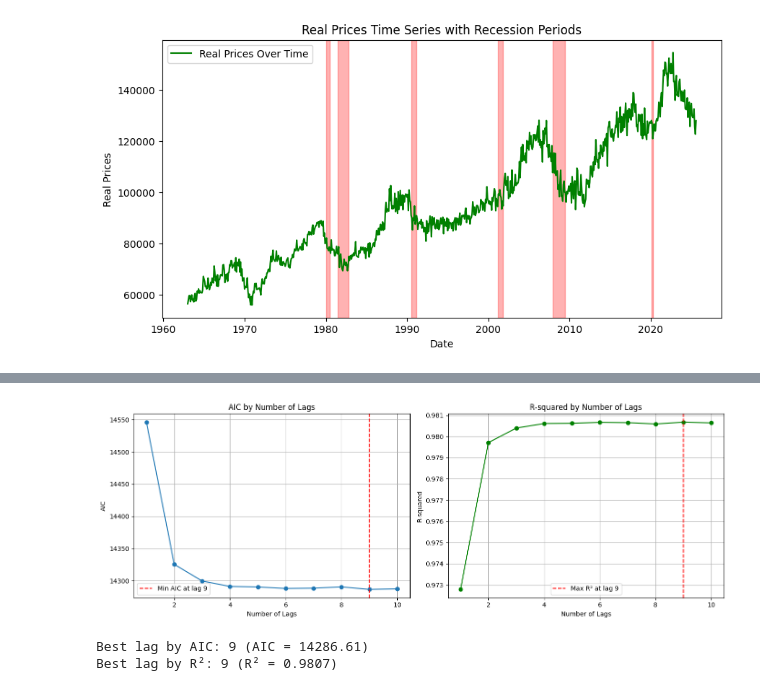
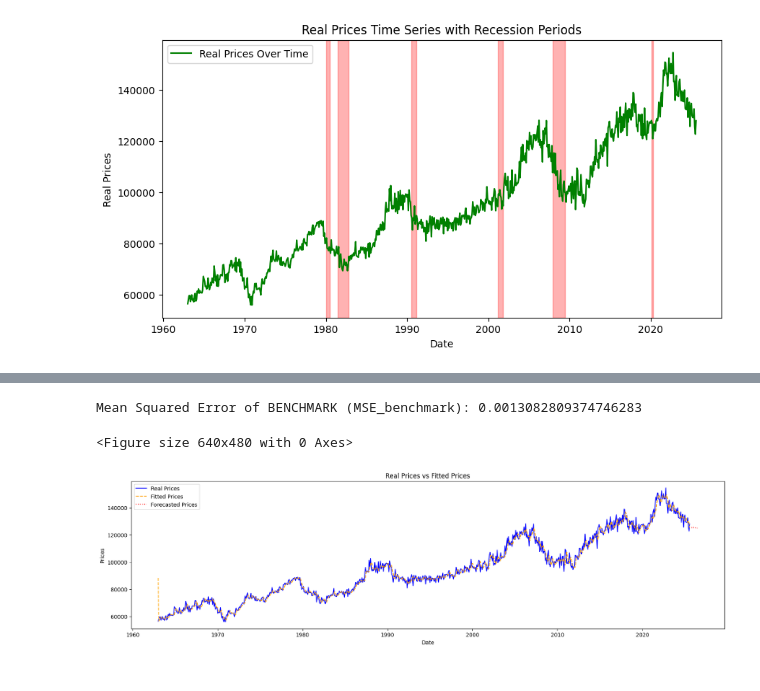
Before and after one commit to Zografska/housing-market-analysis, a Jupyter notebook: project.ipynb, the cells around one changed output, grey strips where cells are left out. Drawn from its saved outputs; the diff is of its cells as text; code cells hidden in the pictures.

```diff
--- a/project.ipynb
+++ b/project.ipynb
@@ -199,53 +241,25 @@ plt.show()
-# %%
-from statsmodels.tsa.arima.model import ARIMA
-import matplotlib.pyplot as plt
-import numpy as np
-
-# Test different lag orders
-max_lags = 10
-aic_values = []
-rsq_values = []
-lags = range(1, max_lags + 1)
-
-for p in lags:
-    model = ARIMA(real_prices, order=(p, 0, 0))
-    results = model.fit()
-    aic_values.append(results.aic)
-
-    # R-squared (calculate manually for ARIMA)
-    fitted = results.fittedvalues
-    ss_res = np.sum((real_prices[p:] - fitted[p:]) ** 2)
-    ss_tot = np.sum((real_prices[p:] - np.mean(real_prices[p:])) ** 2)
-    rsq = 1 - (ss_res / ss_tot)
-    rsq_values.append(rsq)
-
-# Plot AIC
-fig, axes = plt.subplots(1, 2, figsize=(14, 5))
-
-axes[0].plot(lags, aic_values, marker='o')
-axes[0].set_xlabel('Number of Lags')
-axes[0].set_ylabel('AIC')
-axes[0].set_title('AIC by Number of Lags')
-axes[0].grid(True)
-# Mark the minimum
-min_aic_lag = lags[np.argmin(aic_values)]
-axes[0].axvline(min_aic_lag, color='red', linestyle='--', label=f'Min AIC at lag {min_aic_lag}')
-axes[0].legend()
-
-# Plot R-squared
-axes[1].plot(lags, rsq_values, marker='o', color='green')
-axes[1].set_xlabel('Number of Lags')
-axes[1].set_ylabel('R-squared')
-axes[1].set_title('R-squared by Number of Lags')
-axes[1].grid(True)
-# Mark the maximum
-max_rsq_lag = lags[np.argmax(rsq_values)]
-axes[1].axvline(max_rsq_lag, color='red', linestyle='--', label=f'Max R² at lag {max_rsq_lag}')
-axes[1].legend()
-
-plt.tight_layout()
-plt.show()
-# %% [output]
-[figure, removed]
-Best lag by AIC: 9 (AIC = 14286.61)
-Best lag by R²: 9 (R² = 0.9807)
+# %%
+# calculate the MSE
+from sklearn.metrics import mean_squared_error
+mse_benchmark = mean_squared_error(log_real_prices, fitted_values)
+print(f'Mean Squared Error of BENCHMARK (MSE_benchmark): {mse_benchmark}')
+# level the predictions
+leveled_fitted_values = np.exp(fitted_values)
+forecast_leveled = np.exp(forecast)
+
+
+# plot predictions vs real values and add forecasted values
+plt.clf()
+plt.figure(figsize=(20, 5))
+plt.plot(prices.observation_date, real_prices, label='Real Prices', color='blue')
+plt.plot(prices.observation_date, leveled_fitted_values, label='Fitted Prices', color='orange', linestyle='--')
+plt.plot(pd.date_range(start=prices.observation_date.iloc[-1], periods=11, freq='ME')[1:], forecast_leveled, label='Forecasted Prices', color='red', linestyle=':')
+plt.xlabel('Date')
+plt.ylabel('Prices')
+plt.title('Real Prices vs Fitted Prices')
+plt.legend()
+plt.show()
+# %% [output]
+Mean Squared Error of BENCHMARK (MSE_benchmark): 0.0013082809374746283
+<Figure size 640x480 with 0 Axes>
+[figure, added]
```
Also changed, not shown: parts of 28 cells of this notebook, 19 other files.
